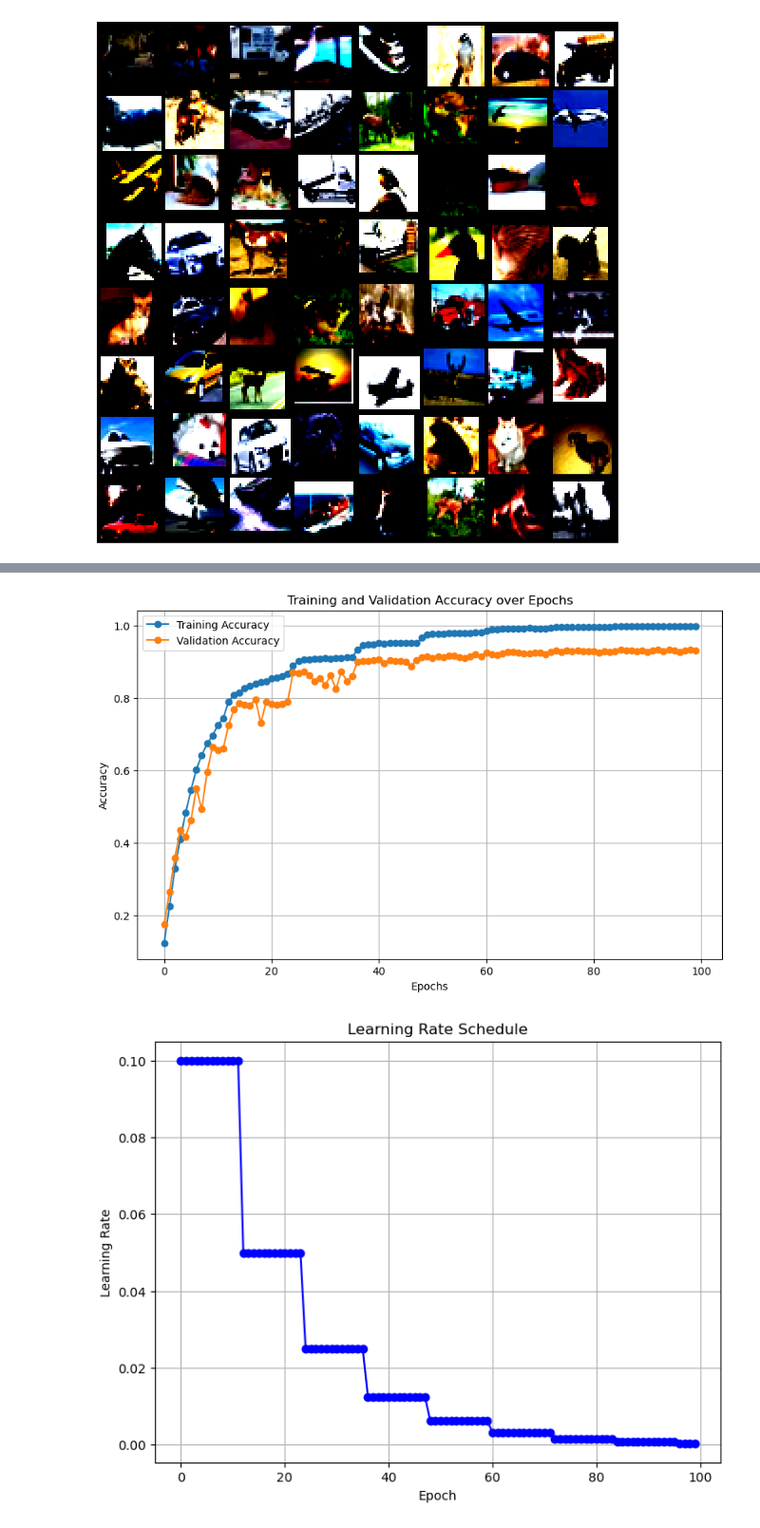
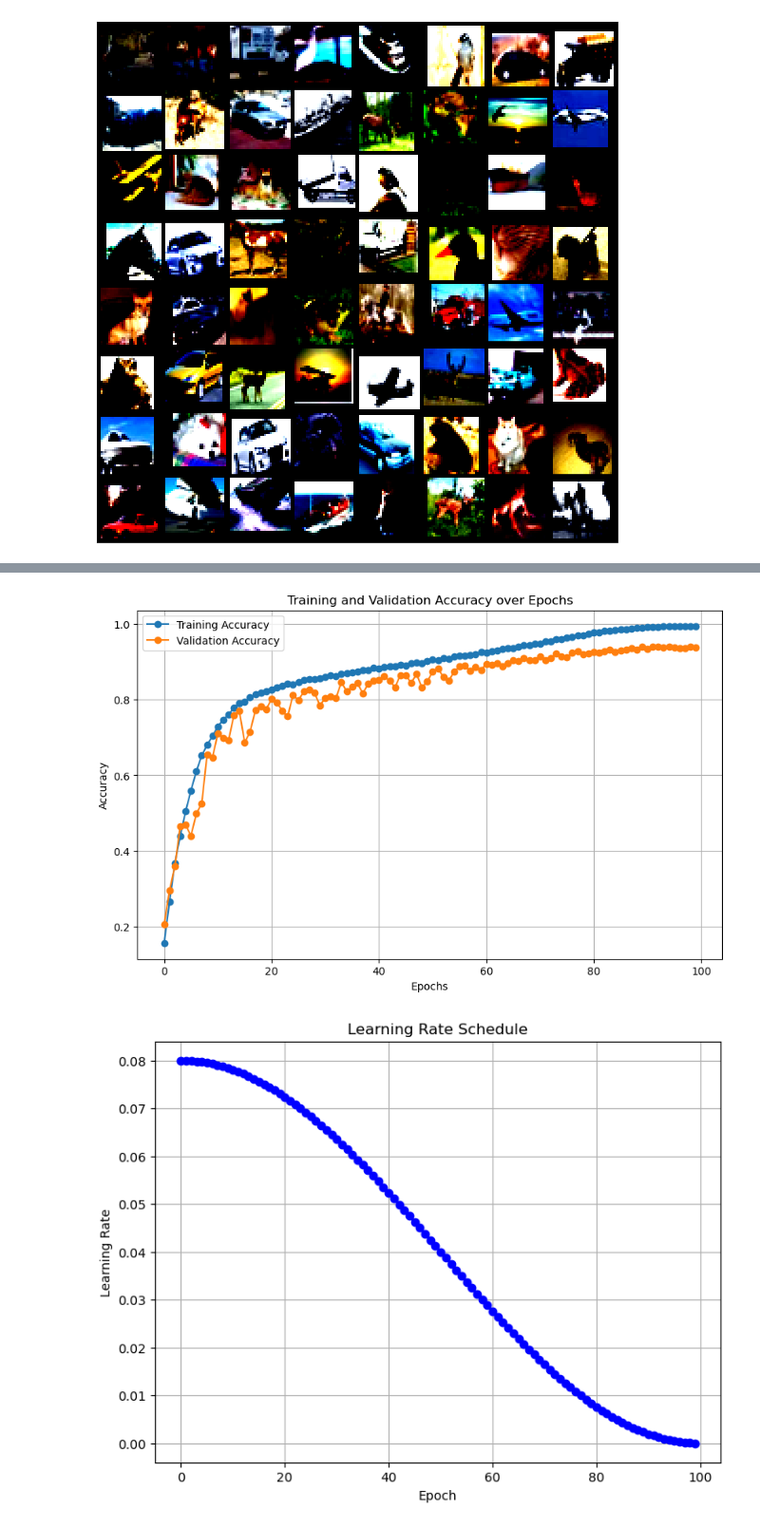
Before and after one commit to mmahdin/CI_CNNProject_Fall2024, a Jupyter notebook: Phase-1/ph1.ipynb, the cells around one changed output, grey strips where cells are left out. Shown: that part at 95% size. Cells and saved outputs as stored; diff of their text form; code cells hidden in the pictures.

Commit message:
ph1: acc=94.22; 100 epochs,cos scheduler, dropout 0.4

```diff
--- a/Phase-1/ph1.ipynb
+++ b/Phase-1/ph1.ipynb
@@ -66,7 +69,7 @@ networks = {
             (256, 512, 2, True)
         ],
         'dropout': True,  # Enable dropout
-        'p': 0.3  # Dropout probability
+        'p': 0.4  # Dropout probability
     }
 }
 
@@ -80,7 +83,7 @@ def get_resnet(name):
 
 
 name = 'resnet18_light'
-version = 9
+version = 10
 
 model_path = f'./models/{name}_{version}.pth'
 history_path = f'./history/{name}_{version}.pth'
@@ -101,9 +104,9 @@ else:
   print(name, '\n')
   model = get_resnet(name).to(device)
   model.apply(initialize_weights)
-  optimizer = optim.SGD(model.parameters(), lr=0.1, momentum=.95, weight_decay=1e-3)
-  # scheduler = CosineAnnealingLR(optimizer, T_max=100)
-  scheduler = StepLR(optimizer, step_size=12, gamma=0.5)
+  optimizer = optim.SGD(model.parameters(), lr=0.08, momentum=.95, weight_decay=1e-3)
+  scheduler = CosineAnnealingLR(optimizer, T_max=100)
+  # scheduler = StepLR(optimizer, step_size=12, gamma=0.5)
 
   train_acc_history, val_acc_history, lr_history, train_loss_history = train_model(model, optimizer, loader_train,
                                                   loader_val,device='cuda',epochs=100,
@@ -139,2 +142,2 @@ Validation accuracy: 9338 / 10000 (93.38%)
-[figure, old version]
+[figure, new version]
-[figure, old version]
+[figure, new version]
```
Also changed, not shown: parts of 2 cells of this notebook, 1 other file.
